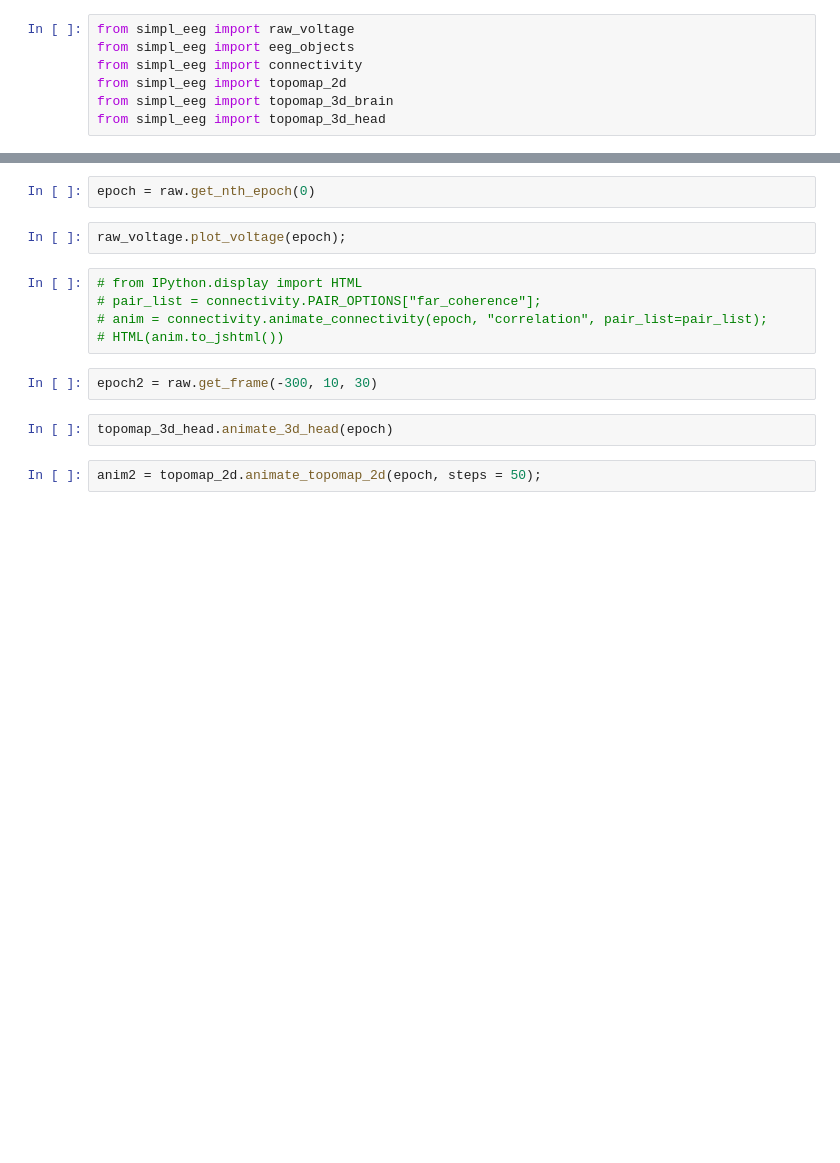
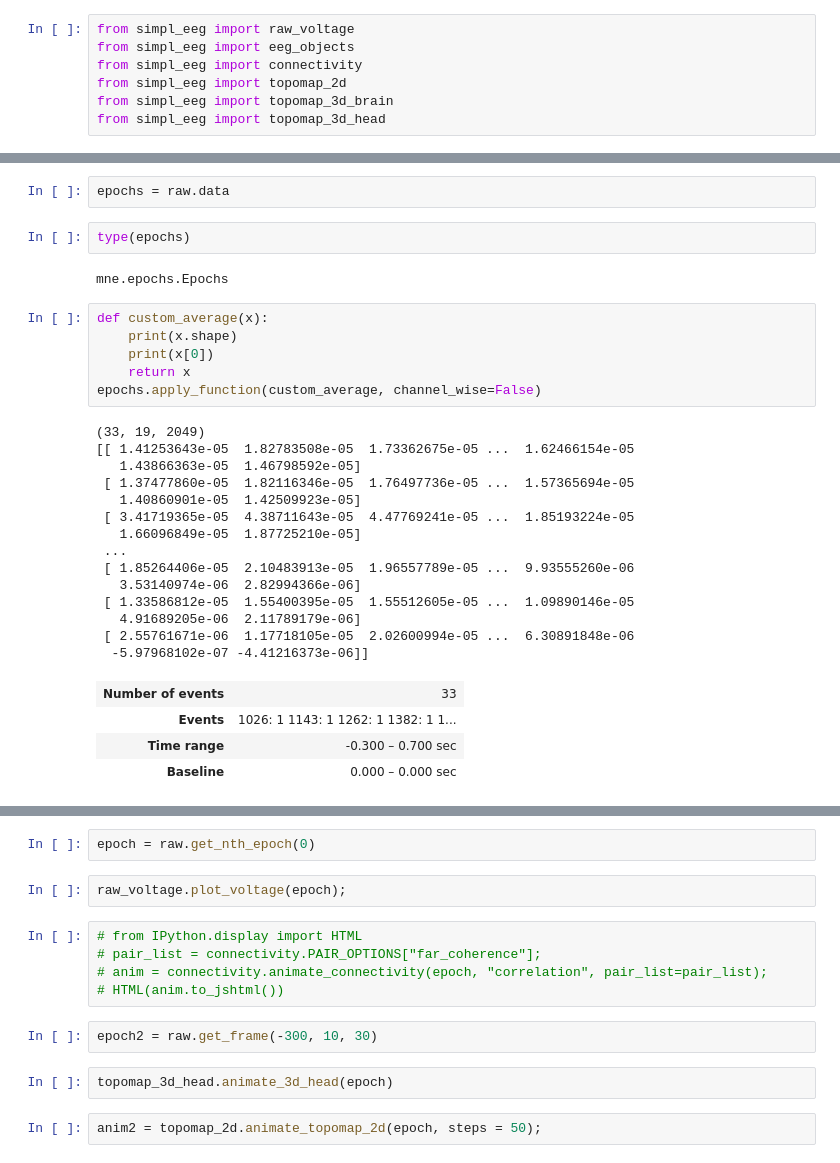
Before and after one commit to UBC-MDS/simpl_eeg_capstone, a Jupyter notebook: data_exploration/package.ipynb, the cells around one changed output, grey strips where cells are left out. Drawn from its saved outputs; the diff is of its cells as text; blank space fills up the shorter version.

```diff
--- a/data_exploration/package.ipynb
+++ b/data_exploration/package.ipynb
@@ -9,0 +19,31 @@ raw = eeg_objects.Epochs("927")
+# %%
+epochs = raw.data
+# %%
+type(epochs)
+# %% [output]
+mne.epochs.Epochs
+# %%
+def custom_average(x):
+    print(x.shape)
+    print(x[0])
+    return x
+epochs.apply_function(custom_average, channel_wise=False)
+# %% [output]
+(33, 19, 2049)
+[[ 1.41253643e-05  1.82783508e-05  1.73362675e-05 ...  1.62466154e-05
+   1.43866363e-05  1.46798592e-05]
+ [ 1.37477860e-05  1.82116346e-05  1.76497736e-05 ...  1.57365694e-05
+   1.40860901e-05  1.42509923e-05]
+ [ 3.41719365e-05  4.38711643e-05  4.47769241e-05 ...  1.85193224e-05
+   1.66096849e-05  1.87725210e-05]
+ ...
+ [ 1.85264406e-05  2.10483913e-05  1.96557789e-05 ...  9.93555260e-06
+   3.53140974e-06  2.82994366e-06]
+ [ 1.33586812e-05  1.55400395e-05  1.55512605e-05 ...  1.09890146e-05
+   4.91689205e-06  2.11789179e-06]
+ [ 2.55761671e-06  1.17718105e-05  2.02600994e-05 ...  6.30891848e-06
+  -5.97968102e-07 -4.41216373e-06]]
+| Number of events | 33 |
+| Events | 1026: 1 1143: 1 1262: 1 1382: 1 1... |
+| Time range | -0.300 – 0.700 sec |
+| Baseline | 0.000 – 0.000 sec |
```
Also changed, not shown: parts of 8 cells of this notebook, 3 other files.
